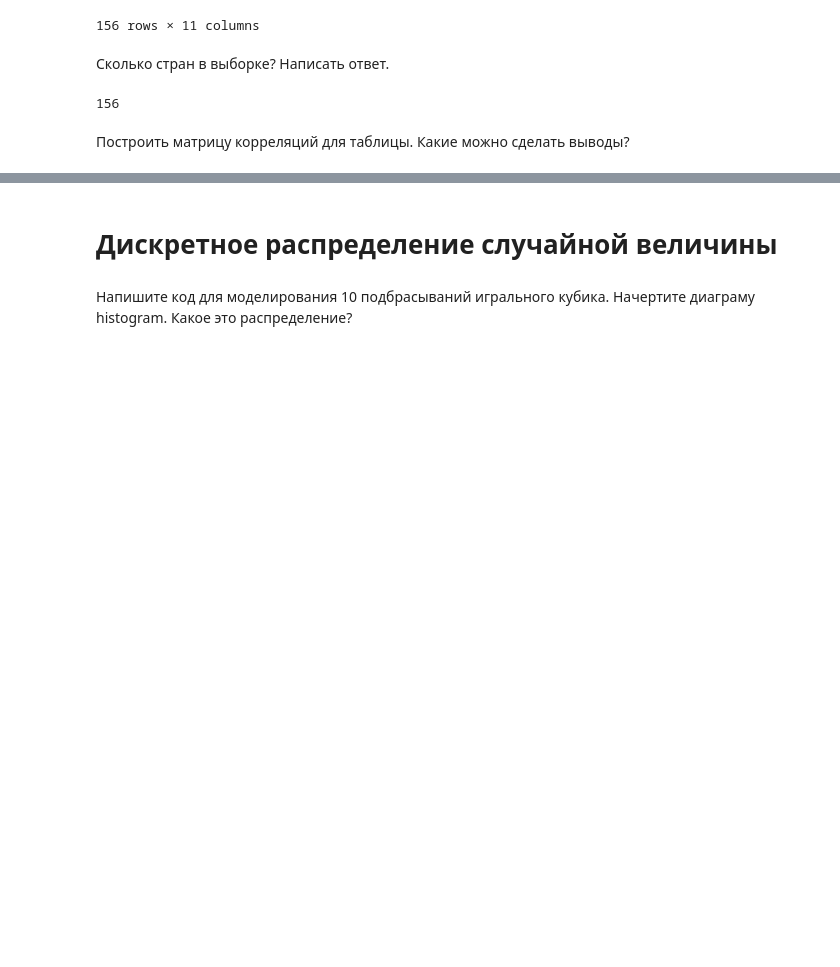
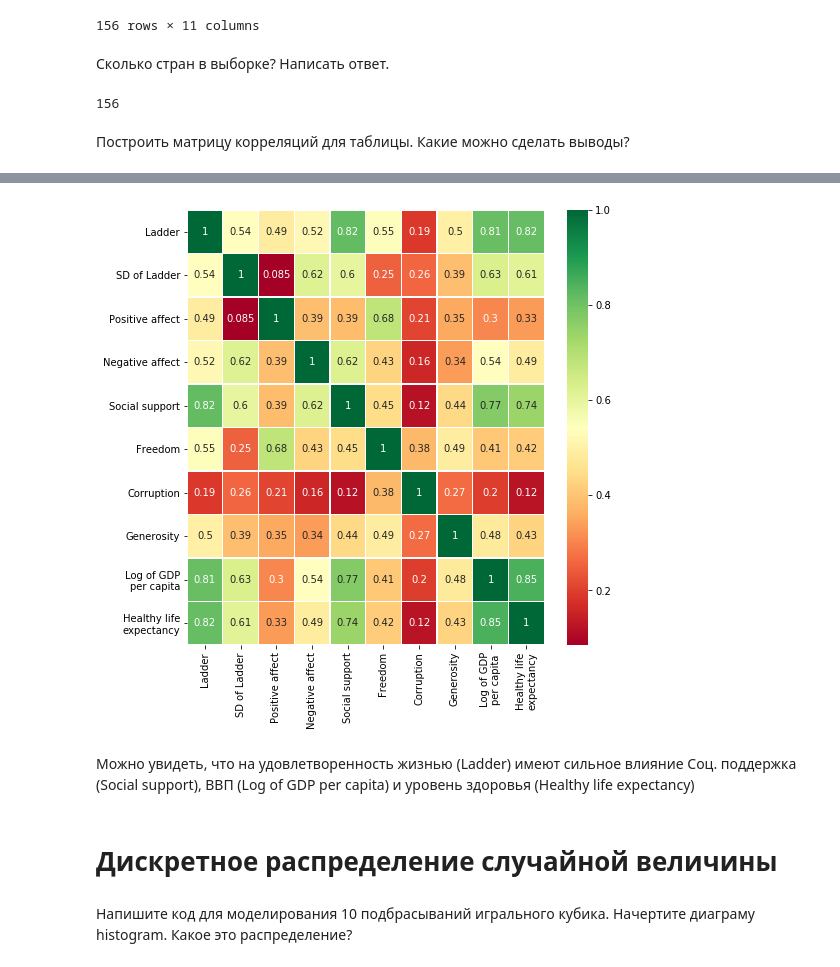
Before and after one commit to DmitryTrufanov/pyda-10-hw-19, a Jupyter notebook: Solved_homework-4.ipynb, the cells around one changed output, grey strips where cells are left out. Drawn from its saved outputs; the diff is of its cells as text; code cells hidden in the pictures; blank space fills up the shorter version.

```diff
--- a/Solved_homework-4.ipynb
+++ b/Solved_homework-4.ipynb
@@ -265,3 +289,13 @@ np.round_(data2.corr(), decimals=2)
+# %%
+#Построить матрицу корреляций для данной таблицы
+sns.heatmap(data2.corr(),annot=True,cmap='RdYlGn',linewidths=0.2) #data.corr()-->матрица корреляций
+fig=plt.gcf() #получение текущей фигуры
+fig.set_size_inches(8,8) #установить размер фигуры
+plt.show()
+# %% [output]
+[figure, added]
+# %% [markdown]
+Можно увидеть, что на удовлетворенность жизнью (Ladder) имеют сильное влияние Соц. поддержка (Social support), ВВП (Log of GDP per capita) и уровень здоровья (Healthy life expectancy)
 # %% [markdown]
 # Дискретное распределение случайной величины
 # %% [markdown]
```
Also changed, not shown: parts of 23 cells of this notebook.
